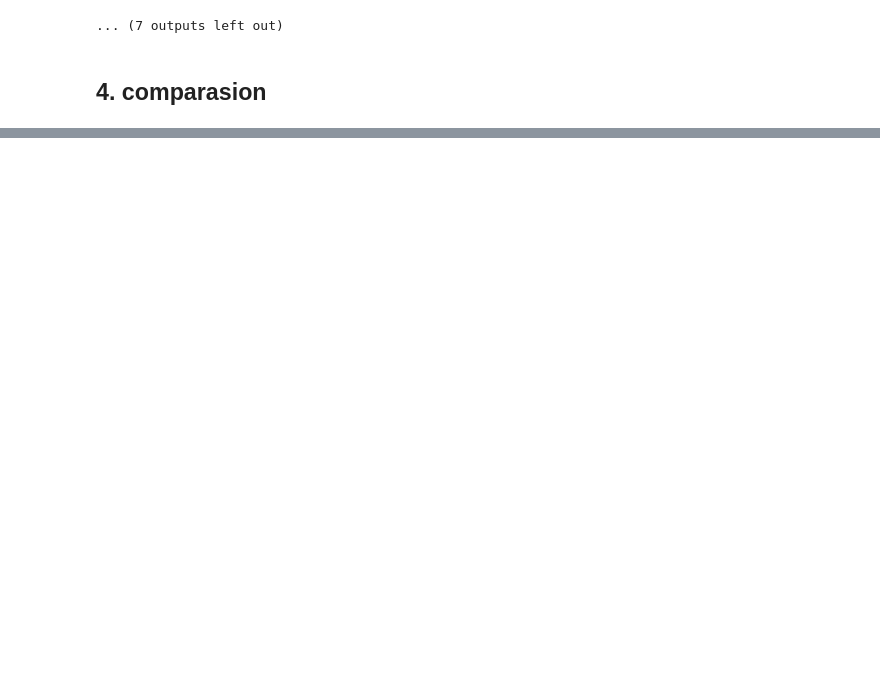
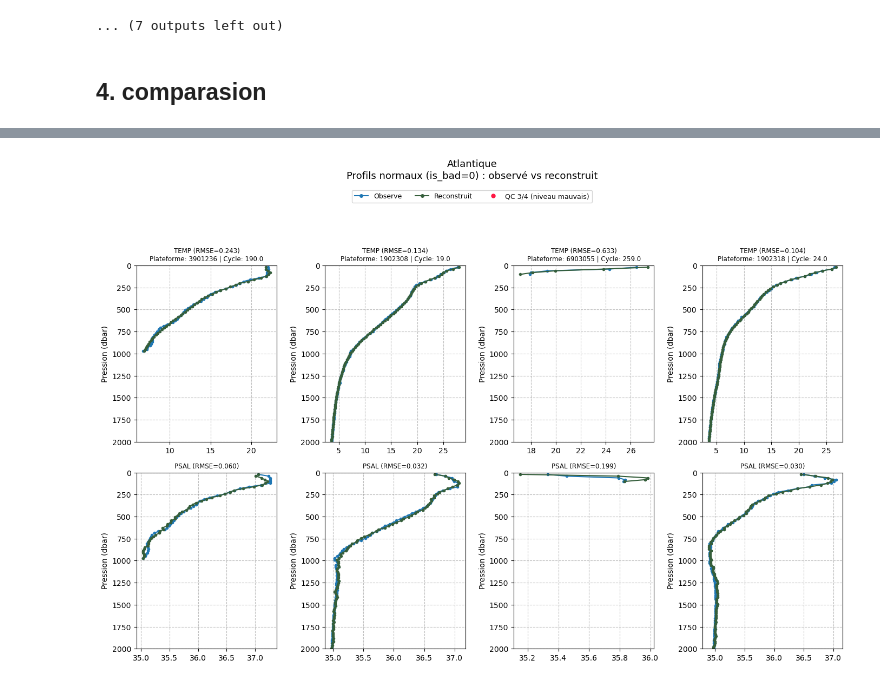
Before and after one commit to dgarciav27/IA_argo, a Jupyter notebook: Plots/autoencoder_plots.ipynb, the cells around one changed output, grey strips where cells are left out. Saved outputs shown, nothing was run; the diff lists cells and outputs as text; code cells hidden in the pictures; blank space fills up the shorter version.

```diff
--- a/Plots/autoencoder_plots.ipynb
+++ b/Plots/autoencoder_plots.ipynb
@@ -551,16 +551,26 @@ def plot_ocean_comparison(all_summaries, comparison_dir):
     for ax, var in zip(axes, ["TEMP", "PSAL"]):
         normal_vals = [all_summaries[o][f"{var.lower()}_rmse_normal"] for o in oceans]
         anomaly_vals = [all_summaries[o][f"{var.lower()}_rmse_anomaly"] for o in oceans]
-        ax.bar(x - width / 2, normal_vals, width, label="Normal")
-        ax.bar(x + width / 2, anomaly_vals, width, label="Anomalie")
+
+        # Guardar referencias de los contenedores de barras
+        rects1 = ax.bar(x - width / 2, normal_vals, width, label="Normal")
+        rects2 = ax.bar(x + width / 2, anomaly_vals, width, label="Anomalie")
+
+        # Etiquetar barras con 3 decimales
+        ax.bar_label(rects1, fmt="%.3f", padding=3, fontsize=8.5)
+        ax.bar_label(rects2, fmt="%.3f", padding=3, fontsize=8.5)
+
         ax.set_xticks(x)
         ax.set_xticklabels([OCEAN_LABELS_FR[o] for o in oceans])
         ax.set_ylabel(f"RMSE ({VAR_UNITS_FR[var]})")
         ax.set_title(VAR_LABELS_FR[var])
         ax.grid(axis="y", linestyle="--", alpha=0.4)
 
+        # Dar un poco más de aire en el eje Y superior para que el texto no toque el borde del gráfico
+        ax.margins(y=0.15)
+
     axes[0].legend()
-    fig.suptitle("Comparaison entre oceans - RMSE de l'autoencodeur (Test)")
+    fig.suptitle("Comparaison entre océans \n RMSE de l'autoencodeur (Test)")
     fig.tight_layout()
     fig.savefig(os.path.join(comparison_dir, "00_rmse_by_ocean_fr.png"), dpi=150)
     plt.show()
@@ -917,0 +906,81 @@ COMPARAISON ENTRE OCEANS
+# %%
+# Multiocean reconstruction profile plots
+SEVERITY_COL = "severity"
+
+def get_level_bad_masks(meta_test, mask_test):
+    """catch anomaly masks"""
+    n_levels = mask_test.shape[1]
+
+    def _get(col):
+        if col not in meta_test.columns:
+            return None
+        arr = meta_test[col].values
+        if arr.ndim == 1:
+            # flag por perfil -> expandir a [n_perfiles, n_niveles],
+            # marcando solo los niveles que existen (mask_test) para ese perfil
+            expanded = np.zeros((len(arr), n_levels), dtype=bool)
+            flagged_profiles = arr.astype(bool)
+            expanded[flagged_profiles] = mask_test[flagged_profiles].astype(bool)
+            return expanded
+        return arr.astype(bool)
+
+    bad_temp_mask = _get("TEMP_is_bad")
+    bad_psal_mask = _get("PSAL_is_bad")
+    bad_pres_mask = _get("PRES_is_bad")
+    return bad_temp_mask, bad_psal_mask, bad_pres_mask
+
+for ocean_key in OCEAN_ORDER:
+    cfg = OCEAN_CONFIGS[ocean_key]
+    print(f"\n{'='*70}\nOcéan: {OCEAN_LABELS_FR[ocean_key]}\n{'='*70}")
+
+    data = load_ocean_data(ocean_key, cfg)
+
+    if data["model"] is None:
+        print(f"  [{data['ocean_fr']}] modèle/données indisponibles, plots ignorés.")
+        continue
+
+    # Reconstruction (une seule fois par océan, réutilisée pour tous les plots)
+    recon_data = compute_profile_reconstruction(
+        data["model"], data["profiles_test"], data["target_test"], data["mask_test"],
+        data["T_mean_L"], data["T_std_L"], data["S_mean_L"], data["S_std_L"],
+    )
+
+    labels_test = data["labels_test"]
+    meta_test = data["meta_test"]
+    idx_normal = np.where(labels_test == 0)[0]
+    idx_anomaly = np.where(labels_test == 1)[0]
+
+    bad_temp_mask, bad_psal_mask, bad_pres_mask = get_level_bad_masks(meta_test, data["mask_test"])
+
+    # --- Selon is_bad (normal vs anomalie) ---
+    plot_profile_examples(
+        idx_normal, f"{data['ocean_fr']}\nProfils normaux (is_bad=0) : observé vs reconstruit",
+        "02_isbad_normal.png", recon_data, data["pressure_grid"],
+        data["platform_ids"], data["cycle_ids"], data["plots_dir"],
+        bad_temp_mask=bad_temp_mask, bad_psal_mask=bad_psal_mask, bad_pres_mask=bad_pres_mask,
+        is_bad_mask=labels_test.astype(bool),
+    )
+    plot_profile_examples(
+        idx_anomaly, f"{data['ocean_fr']}\nProfils anormaux (is_bad=1) : observé vs reconstruit",
+        "03_isbad_anomaly.png", recon_data, data["pressure_grid"],
+        data["platform_ids"], data["cycle_ids"], data["plots_dir"],
+        bad_temp_mask=bad_temp_mask, bad_psal_mask=bad_psal_mask, bad_pres_mask=bad_pres_mask,
+        is_bad_mask=labels_test.astype(bool),
+    )
+
+    # --- Selon la sévérité (A-F), indépendamment de is_bad ---
+    if SEVERITY_COL in meta_test.columns:
+        severity_values = meta_test[SEVERITY_COL].values
+        for letter in ["A", "B", "C", "D", "E", "F"]:
+            idx_sev = np.where(severity_values == letter)[0]
+            plot_profile_examples(
+                idx_sev, f"{data['ocean_fr']}\nSévérité {letter} : observé vs reconstruit",
+                f"05_severity_{letter}.png", recon_data, data["pressure_grid"],
+                data["platform_ids"], data["cycle_ids"], data["plots_dir"],
+                bad_temp_mask=bad_temp_mask, bad_psal_mask=bad_psal_mask, bad_pres_mask=bad_pres_mask,
+                is_bad_mask=labels_test.astype(bool),
+            )
+    else:
+        print(f"  [{data['ocean_fr']}] colonne de sévérité '{SEVERITY_COL}' introuvable, "
+              f"plots par sévérité ignorés. Colonnes disponibles: {list(meta_test.columns)}")
+# %% [output]
@@ -917,0 +990 @@ COMPARAISON ENTRE OCEANS
+[figure, added]
```
Also changed, not shown: parts of 7 cells of this notebook, 8 other files.
